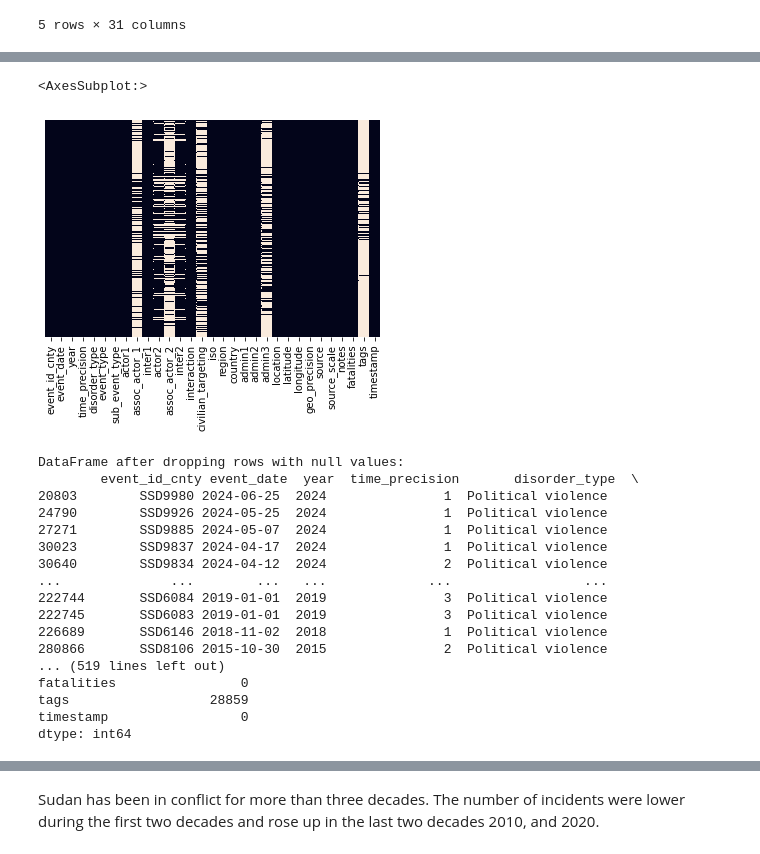
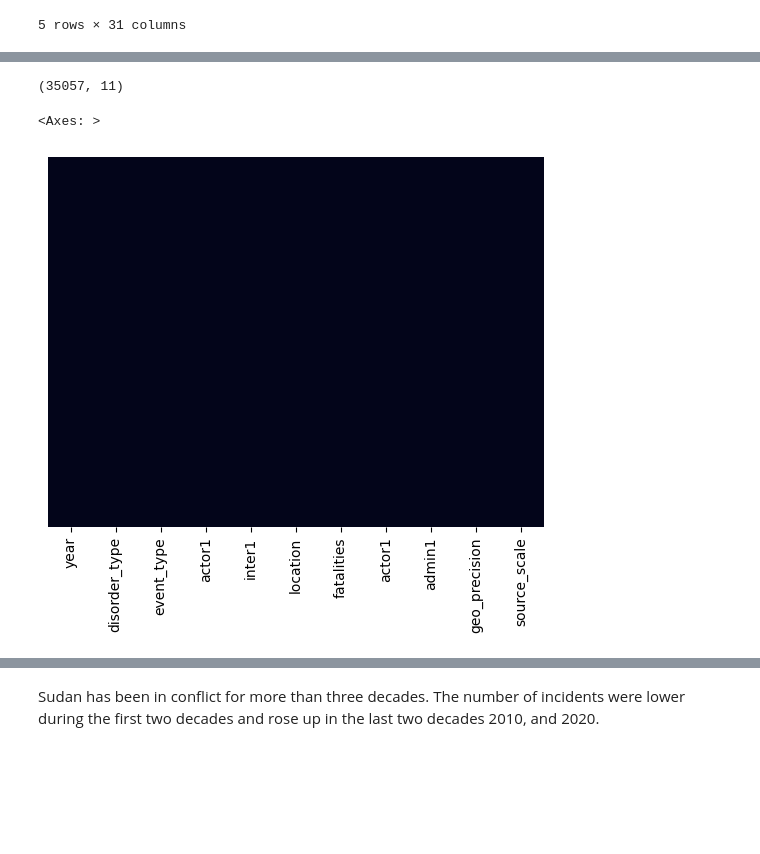
Before and after one commit to pmachieng/P_3_project, a Jupyter notebook: index.ipynb.ipynb, the cells around one changed output, grey strips where cells are left out. Cells and saved outputs as stored; diff of their text form; code cells hidden in the pictures; blank space fills up the shorter version.

```diff
--- a/index.ipynb.ipynb
+++ b/index.ipynb.ipynb
@@ -214,18 +42,0 @@ grouped
-# %%
-# Convert the 'event_date' column to datetime format
-df['event_date'] = pd.to_datetime(df['event_date'])
-
-# Filter the data for the year 2024
-df_2024 = df[df['event_date'].dt.year == 2024]
-
-# Group by 'country' and sum the 'fatalities'
-grouped = df_2024.groupby('country')['fatalities'].sum().reset_index()
-
-# Sort the countries by the number of fatalities in descending order
-sorted_grouped = grouped.sort_values(by='fatalities', ascending=False)
-
-# Select the top 10 countries with the highest number of fatalities
-top_10_countries = sorted_grouped.head(10)
-
-# Display the top 10 countries by fatalities
-top_10_countries
@@ -293,0 +43,9 @@ dtype: int64
+# %%
+# Selecting certain columns
+selected_columns = ['year','disorder_type', 'event_type' , 'actor1', 'inter1',  'location', 'fatalities', 'actor1', 'admin1', 'geo_precision', 'source_scale']
+
+# Creating a new DataFrame with selected columns
+
+df_selected = df[selected_columns]
+
+df_selected.head(20)
@@ -294,42 +92,9 @@ dtype: int64
+# %%
+df_selected.shape
+# %% [output]
+(35057, 11)
 # %%
-#Missing data
-sns.heatmap(df_2.isnull(), yticklabels=False, cbar=False)
+sns.heatmap(df_selected.isnull(), yticklabels=False, cbar=False)
 # %% [output]
-<AxesSubplot:>
+<Axes: >
-[figure, old version]
+[figure, new version]
-# %%
-# Remove rows with null values
-df_cleaned = df_2.dropna()
-
-# Fill null values with a specific value (e.g., 0)
-df_filled = df_2.fillna(0)
-
-# Remove duplicate rows
-df_no_duplicates = df_2.drop_duplicates()
-
-print("\nDataFrame after dropping rows with null values:\n", df_cleaned)
-print("\nDataFrame after filling null values with 0:\n", df_filled)
-print("\nDataFrame after filling null values with the mean of column1:\n", df_2)
-print("\nDataFrame after removing duplicate rows:\n", df_no_duplicates)
-
-print("Null values in each column:\n", null_values)
-print("\nNumber of duplicate rows:", duplicates)
-print("\nMissing values in each column:\n", missing_values)
-# %% [output]
-DataFrame after dropping rows with null values:
-        event_id_cnty event_date  year  time_precision       disorder_type  \
-20803        SSD9980 2024-06-25  2024               1  Political violence
-24790        SSD9926 2024-05-25  2024               1  Political violence
-27271        SSD9885 2024-05-07  2024               1  Political violence
-30023        SSD9837 2024-04-17  2024               1  Political violence
-30640        SSD9834 2024-04-12  2024               2  Political violence
-...              ...        ...   ...             ...                 ...
-222744       SSD6084 2019-01-01  2019               3  Political violence
-222745       SSD6083 2019-01-01  2019               3  Political violence
-226689       SSD6146 2018-11-02  2018               1  Political violence
-280866       SSD8106 2015-10-30  2015               2  Political violence
-... (519 lines left out)
-fatalities                0
-tags                  28859
-timestamp                 0
-dtype: int64
```
Also changed, not shown: parts of 77 cells of this notebook, 2 other files.
